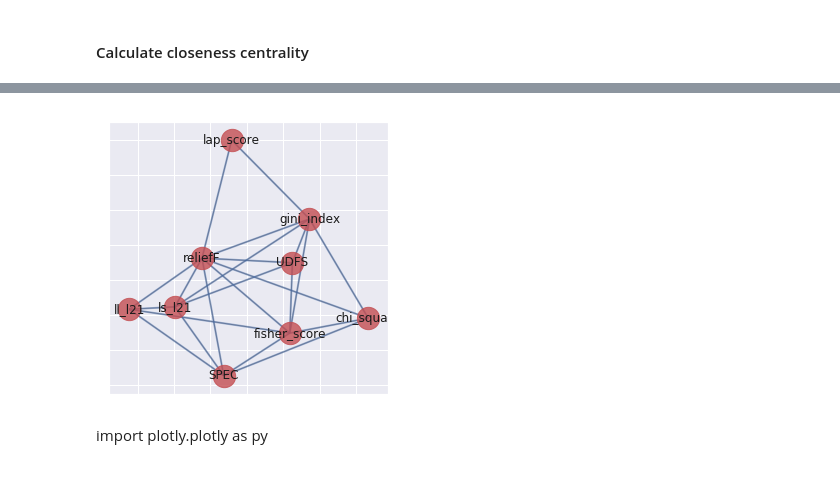
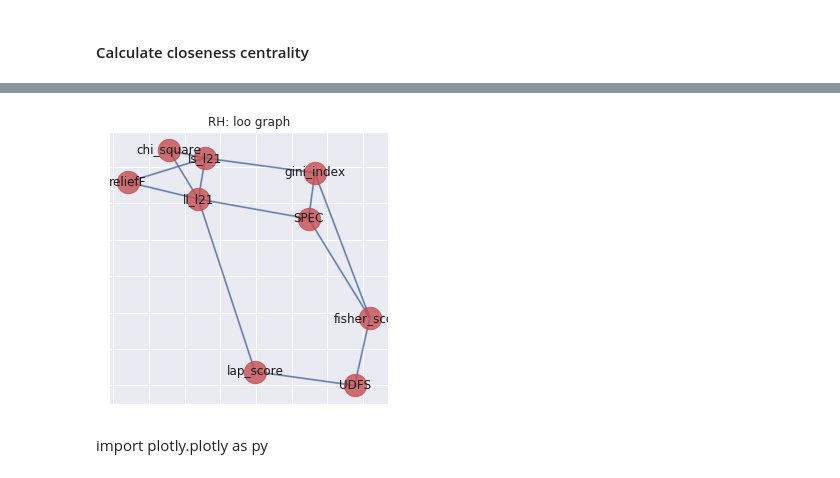
Before and after one commit to Raouaaa/Master_project, a Jupyter notebook: FS.ipynb, the cells around one changed output, grey strips where cells are left out. Drawn from its saved outputs; the diff is of its cells as text; code cells hidden in the pictures.

```diff
--- a/FS.ipynb
+++ b/FS.ipynb
@@ -1390,7 +1429,7 @@ SPEC
 import matplotlib.pyplot as plt
 
 import networkx as nx
-G=G_10fold
+G=G_loo
 #G=nx.from_numpy_matrix(final_sim_kf5)
 pos=nx.spring_layout(G) # positions for all nodes
 
@@ -1407,35 +1446,36 @@ nx.draw_networkx_nodes(G,pos,
 #                   alpha=0.8)
 
 # edges
 nx.draw_networkx_edges(G,pos,width=1.0,alpha=0.5)
 nx.draw_networkx_edges(G,pos,
                        width=2,alpha=0.5,edge_color='b')
 #nx.draw_networkx_edges(G,pos,
 #                       edgelist=[(4,5),(5,6),(6,7),(7,4)],
 #                       width=8,alpha=0.5,edge_color='b')
 
 #reliefF,lap_score,ll_l21,UDFS,fisher_score,chi_square,gini_index
 # some math labels
 labels={}
 labels[0]=r'reliefF'
 labels[1]=r'lap_score'
 labels[2]=r'll_l21'
 labels[3]=r'ls_l21'
 labels[4]=r'UDFS'
 labels[5]=r'fisher_score'
 labels[6]=r'chi_square'
 labels[7]=r'gini_index'
 labels[8]=r'SPEC'
 nx.draw_networkx_labels(G,pos,labels,font_size=12)
 
 #plt.axis('off')
 
 plt.rcParams["figure.figsize"] = (5,5)
-plt.savefig("5fold_graph.png") # save as png
+#plt.savefig("5fold_graph.png") # save as png
 #plt.figure(figsize=(10,10))
+plt.title('RH: loo graph')
 plt.show() # display
 # %% [output]
-[figure, old version]
+[figure, new version]
 # %% [markdown]
 import plotly.plotly as py
 # %% [markdown]
```
Also changed, not shown: parts of 65 cells of this notebook, 2 other files.
